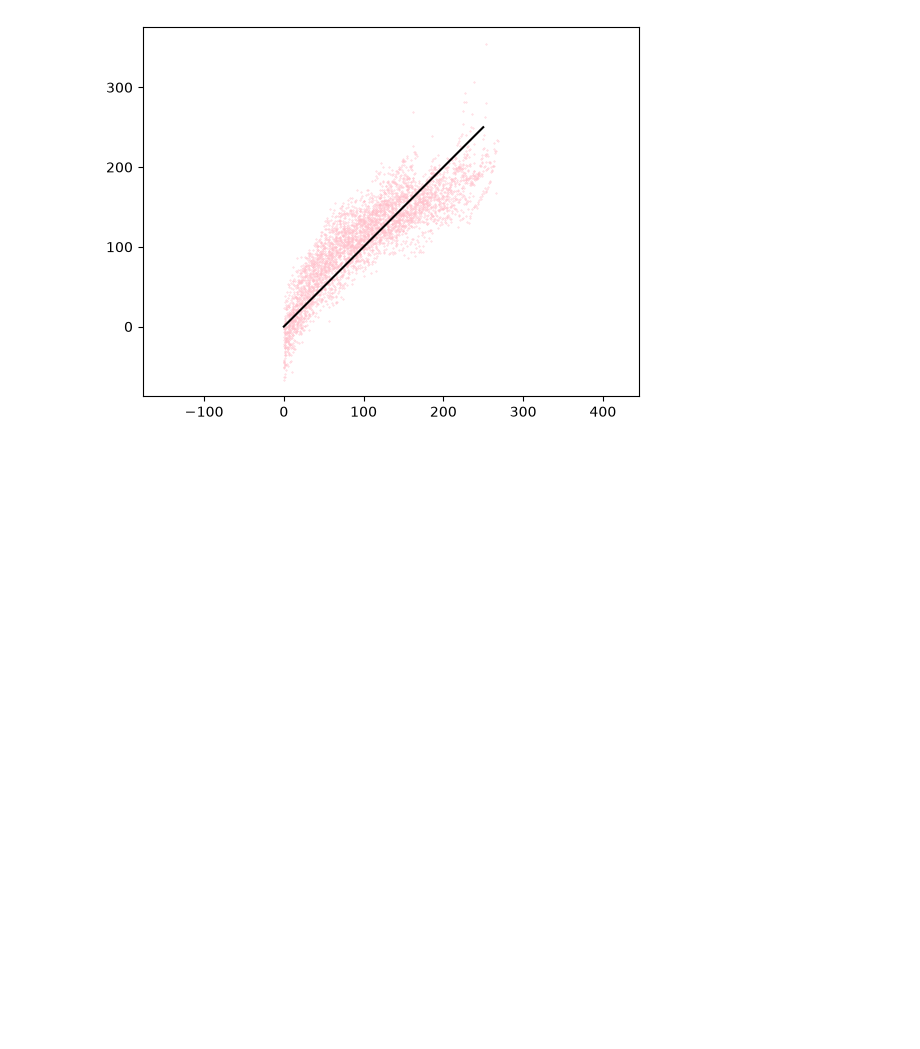
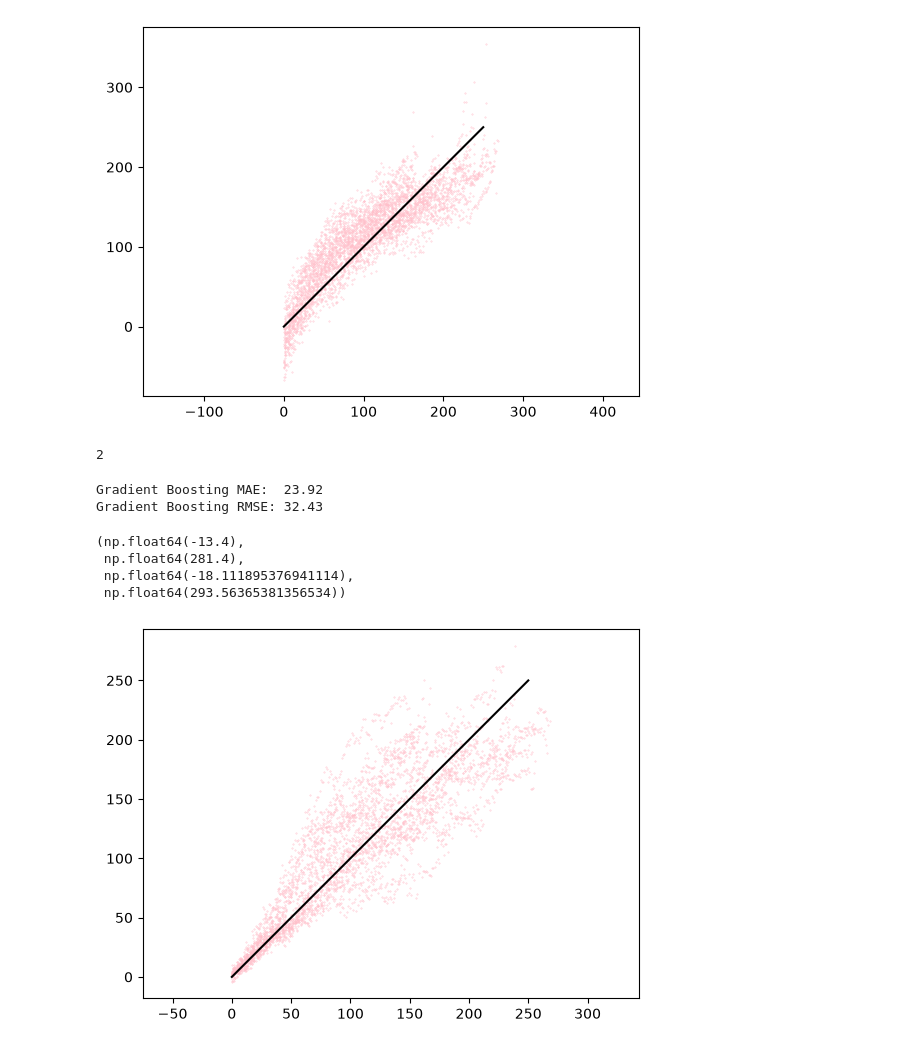
Before and after one commit to iamprakhar10/aircraft-rul-predictor, a Jupyter notebook: notebooks/01_explore_fd001.ipynb, the cells around one changed output. Drawn from its saved outputs; the diff is of its cells as text; code cells hidden in the pictures; blank space fills up the shorter version.

Commit message:
HistGradientBoostingRegressor tested for RUL

```diff
--- a/notebooks/01_explore_fd001.ipynb
+++ b/notebooks/01_explore_fd001.ipynb
@@ -774,3 +774,53 @@ plt.axis('equal')
  np.float64(-87.50203512425131),
  np.float64(375.8964634341154))
 [figure]
+# %%
+2
+# %% [output]
+2
+# %%
+from sklearn.ensemble import HistGradientBoostingRegressor
+
+gb_model = HistGradientBoostingRegressor(
+    max_iter=300,
+    learning_rate=.05,
+    max_leaf_nodes=31,
+    random_state=42,
+)
+
+gb_model.fit(
+    X_train_rolling,
+    y_train_rolling,
+)
+
+gb_predictions = gb_model.predict(
+    X_val_rolling
+)
+# %%
+gb_mae = mean_absolute_error(
+    y_val_rolling,
+    gb_predictions
+)
+
+gb_rmse = np.sqrt(
+    mean_squared_error(
+        y_val_rolling,
+        gb_predictions
+    )
+)
+
+print(f"Gradient Boosting MAE:  {gb_mae:.2f}")
+print(f"Gradient Boosting RMSE: {gb_rmse:.2f}")
+# %% [output]
+Gradient Boosting MAE:  23.92
+Gradient Boosting RMSE: 32.43
+# %%
+plt.scatter(y_val_rolling, gb_predictions, c='pink', s=.1)
+plt.plot([0,250],[0,250],c='black')
+plt.axis('equal')
+# %% [output]
+(np.float64(-13.4),
+ np.float64(281.4),
+ np.float64(-18.111895376941114),
+ np.float64(293.56365381356534))
+[figure, added]
```
